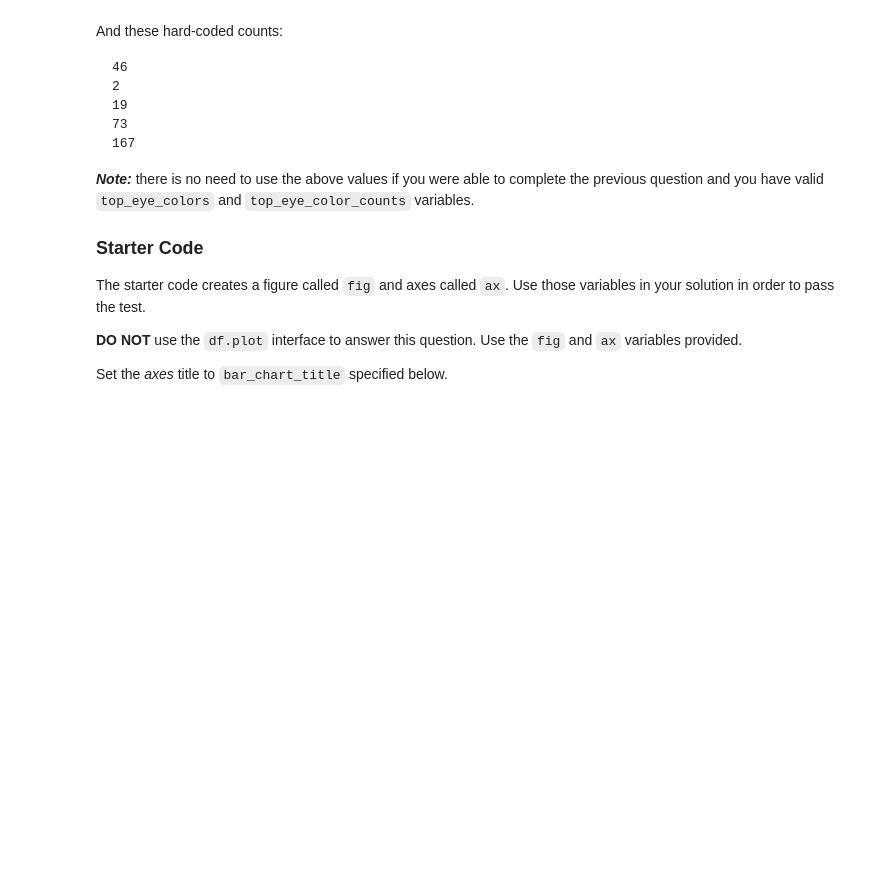
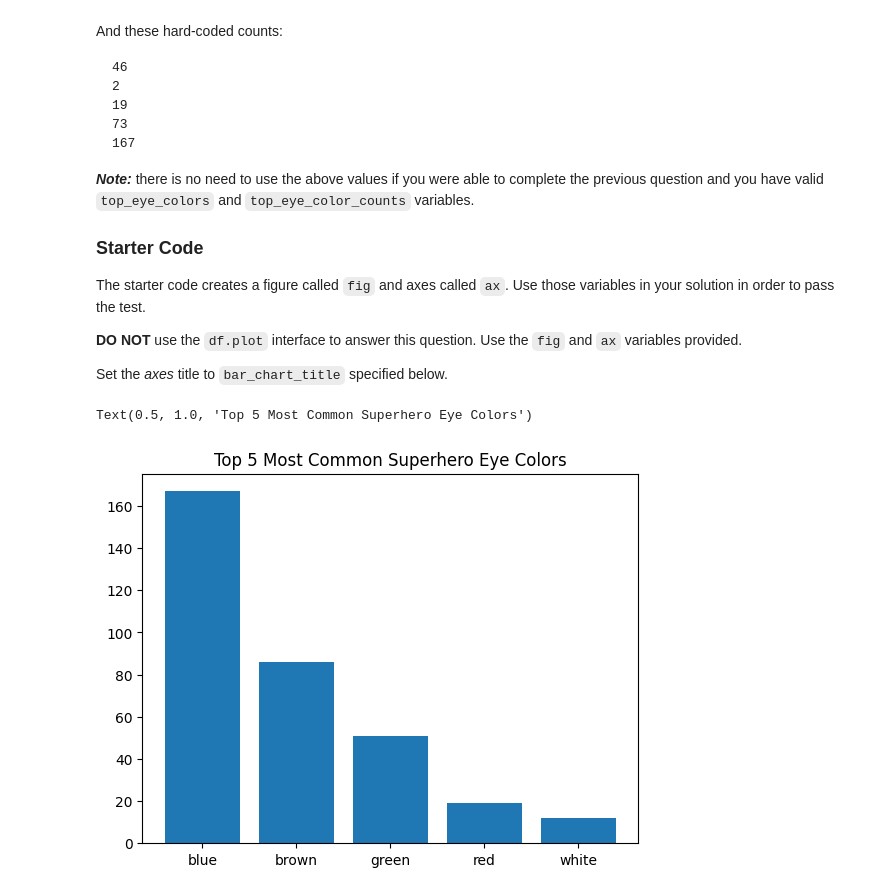
Before and after one commit to orcuncanlilar/FLATIRON, a Jupyter notebook: phase-1/2-pandas_cleaning_checkpoint.ipynb, the cells around one changed output. Cells and saved outputs as stored; diff of their text form; code cells hidden in the pictures; blank space fills up the shorter version.

```diff
--- a/phase-1/2-pandas_cleaning_checkpoint.ipynb
+++ b/phase-1/2-pandas_cleaning_checkpoint.ipynb
@@ -69,6 +76,6 @@ relevant_columns = [
 # CodeGrade step1
 # Replace None with appropriate code
 
-df = None
+df = df[relevant_columns]
 
 df
@@ -85,6 +106,6 @@ When you are finished with this question, `df` should still have 3 columns, but
 # CodeGrade step2
 # Replace None with appropriate code
 
-df = None
+df = df[df['Alignment']=='good']
 
 df
@@ -106,6 +152,6 @@ Again, when you are finished with this question, `df` should still have 3 column
 # CodeGrade step3
 # Replace None with appropriate code
 
-df = None
+df = df.dropna(subset=['Eye color'])
 
 df
@@ -123,9 +187,9 @@ Create a variable `top_eye_colors` that represents the top 5 most common eye col
 # %%
 # CodeGrade step4
 # Replace None with appropriate code
-top_eye_colors_series = None
-top_eye_colors = None
-top_eye_color_counts = None
+top_eye_colors_series = df
+top_eye_colors = list(df['Eye color'].value_counts().index)[0:5]
+top_eye_color_counts = list(df['Eye color'].value_counts())[0:5]
 
 print("Colors:", top_eye_colors)
 print("Counts:", top_eye_color_counts)
@@ -188,13 +255,16 @@ Set the *axes* title to `bar_chart_title` specified below.
 # %%
 # CodeGrade step5
 
 bar_chart_title = "Top 5 Most Common Superhero Eye Colors"
 
 fig, ax = plt.subplots()
 
 # Your code here
-None
-None
+ax.bar(top_eye_colors, top_eye_color_counts)
+ax.set_title(bar_chart_title)
+# %% [output]
+Text(0.5, 1.0, 'Top 5 Most Common Superhero Eye Colors')
+[figure, added]
 # %%
 # The axis should contain 5 bars
 assert len(ax.containers[0]) == 5
```
Also changed, not shown: parts of 7 cells of this notebook.
